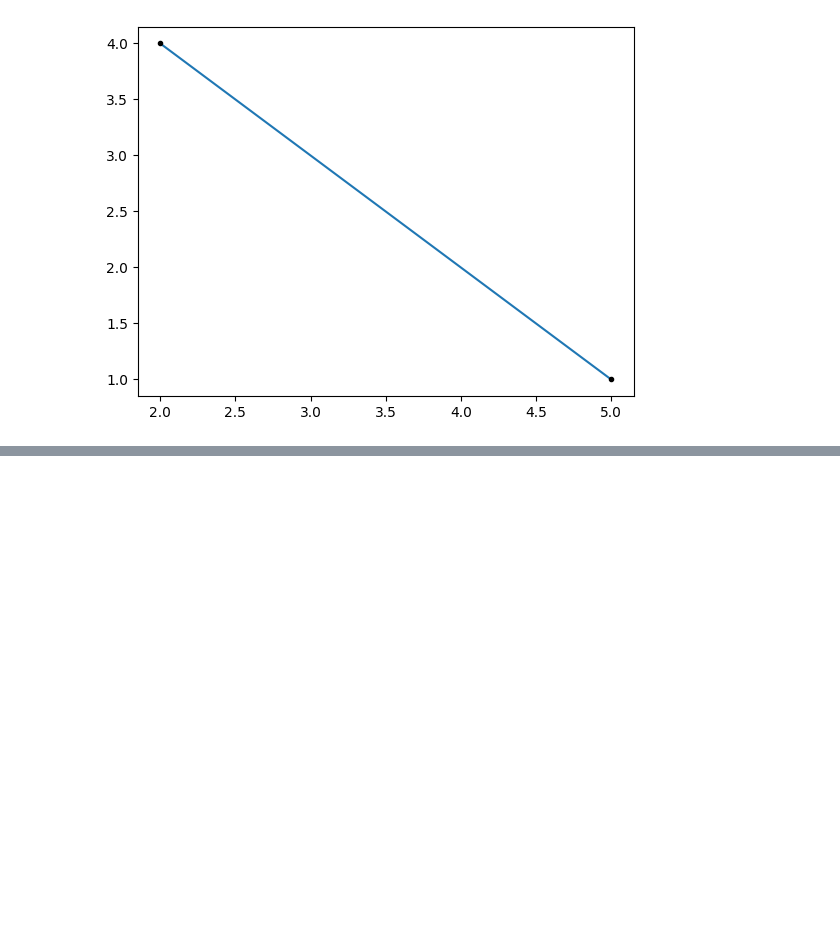
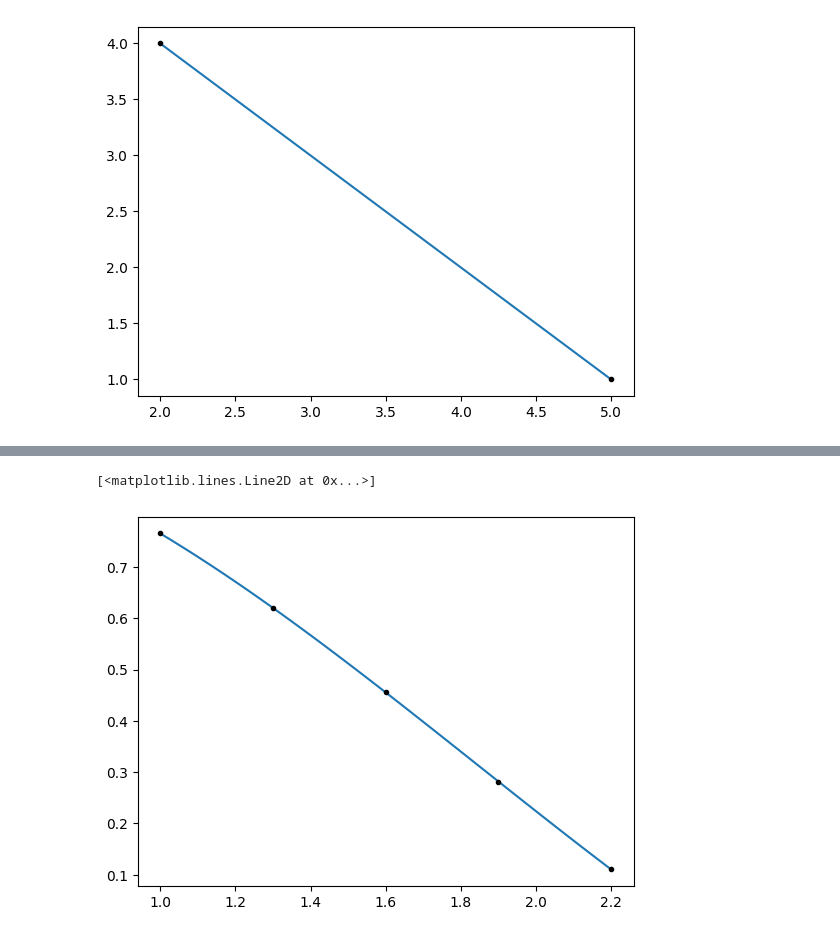
Before and after one commit to idyeh/course-numerical-methods, a Jupyter notebook: src/lec03.ipynb, the cells around one changed output, grey strips where cells are left out. Saved outputs shown, nothing was run; the diff lists cells and outputs as text; code cells hidden in the pictures; blank space fills up the shorter version.

```diff
--- a/src/lec03.ipynb
+++ b/src/lec03.ipynb
@@ -176,0 +285,9 @@ plt.plot(xvalues, yvalues, 'k.')
+# %%
+xs = np.linspace(xvalues[0], xvalues[-1], 50)
+ys = [lagrange_interpolate(xvalues, yvalues)(x) for x in xs]
+
+plt.plot(xs, ys)
+plt.plot(xvalues, yvalues, 'k.')
+# %% [output]
+[<matplotlib.lines.Line2D at 0x...>]
+[figure, added]
```
Also changed, not shown: parts of 18 cells of this notebook.
